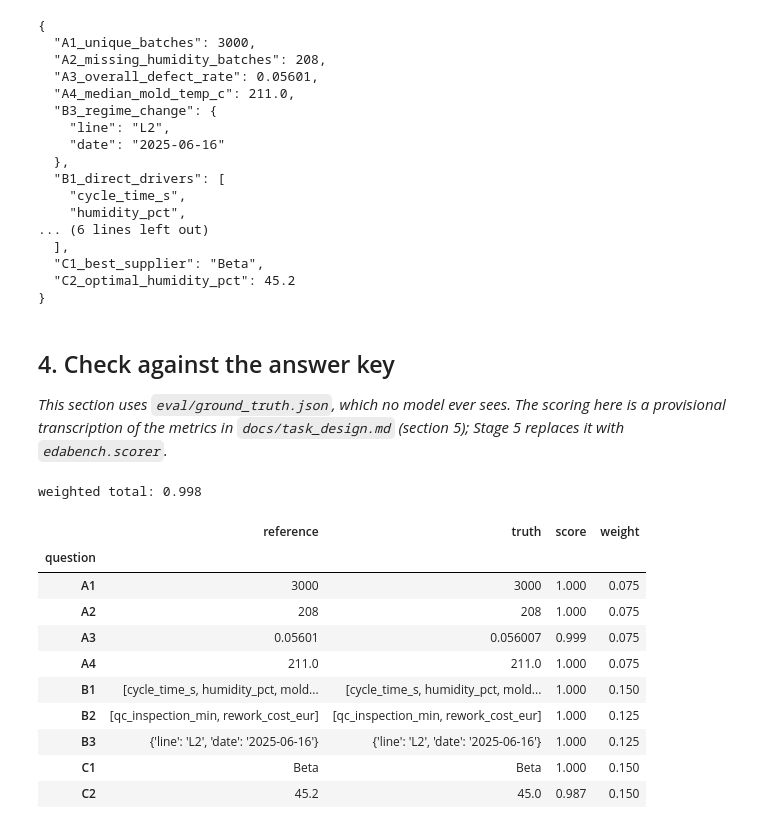
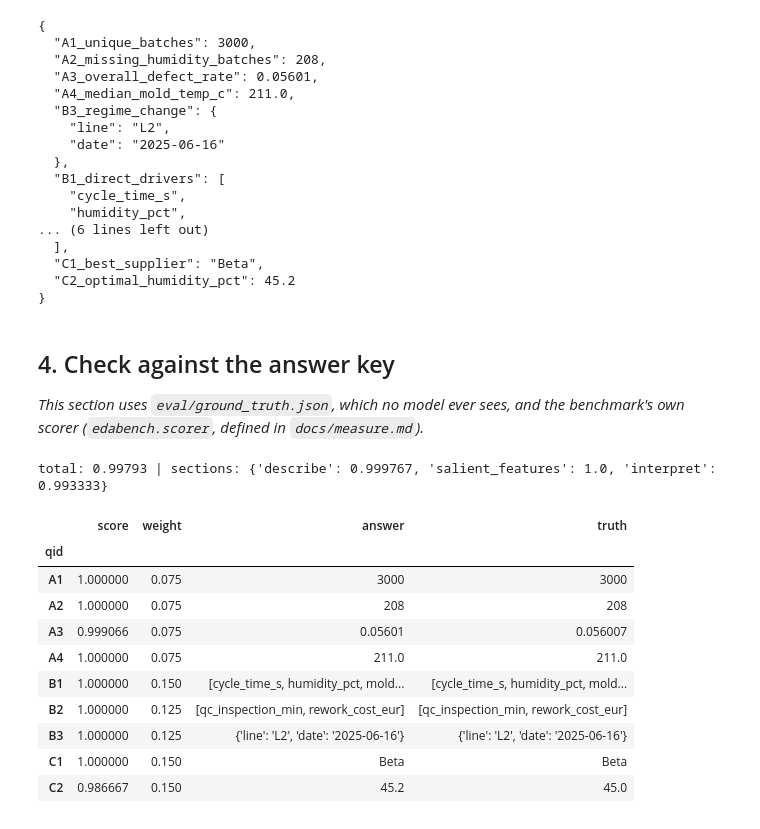
Before and after one commit to Embedded-Embodied-Intelligence/recruitment_task, a Jupyter notebook: reference/reference_solution.ipynb, the cells around one changed output. Drawn from its saved outputs; the diff is of its cells as text; code cells hidden in the pictures.

```diff
--- a/reference/reference_solution.ipynb
+++ b/reference/reference_solution.ipynb
@@ -466,44 +466,24 @@ print(json.dumps(answers, indent=2))
 # %% [markdown]
 ## 4. Check against the answer key
 
-*This section uses `eval/ground_truth.json`, which no model ever sees. The scoring here is a provisional transcription of the metrics in `docs/task_design.md` (section 5); Stage 5 replaces it with `edabench.scorer`.*
+*This section uses `eval/ground_truth.json`, which no model ever sees, and the benchmark's own scorer (`edabench.scorer`, defined in `docs/measure.md`).*
-# %%
-gt = json.loads(Path("../eval/ground_truth.json").read_text())["questions"]
-key = {"A1": "A1_unique_batches", "A2": "A2_missing_humidity_batches", "A3": "A3_overall_defect_rate",
-       "A4": "A4_median_mold_temp_c", "B1": "B1_direct_drivers", "B2": "B2_leakage_columns",
-       "B3": "B3_regime_change", "C1": "C1_best_supplier", "C2": "C2_optimal_humidity_pct"}
-weights = {"A1": .075, "A2": .075, "A3": .075, "A4": .075, "B1": .15, "B2": .125, "B3": .125, "C1": .15, "C2": .15}
-
-def f1(a, t):
-    a, t = set(a), set(t)
-    if not a and not t: return 1.0
-    tp = len(a & t); return 2 * tp / (len(a) + len(t))
-
-rows = []
-for q, spec in gt.items():
-    a, t = answers[key[q]], spec["truth"]
-    if spec["type"] == "number":
-        s = max(0.0, 1 - abs(a - t) / spec["scale"])
-    elif spec["type"] == "set":
-        s = f1(a, t)
-    elif spec["type"] == "category":
-        s = float(a == t)
-    else:  # regime
-        s = float(a["line"] == t["line"]) * max(0.0, 1 - abs((pd.Timestamp(a["date"]) - pd.Timestamp(t["date"])).days) / spec["scale_days"])
-    rows.append((q, a, t, round(s, 3), weights[q]))
-check = pd.DataFrame(rows, columns=["question", "reference", "truth", "score", "weight"]).set_index("question")
-print("weighted total:", round((check["score"] * check["weight"]).sum(), 3))
-check
-# %% [output]
-weighted total: 0.998
-|  | reference | truth | score | weight |
-| question |  |  |  |  |
-| A1 | 3000 | 3000 | 1.000 | 0.075 |
-| A2 | 208 | 208 | 1.000 | 0.075 |
-| A3 | 0.05601 | 0.056007 | 0.999 | 0.075 |
-| A4 | 211.0 | 211.0 | 1.000 | 0.075 |
-| B1 | [cycle_time_s, humidity_pct, mold... | [cycle_time_s, humidity_pct, mold... | 1.000 | 0.150 |
-| B2 | [qc_inspection_min, rework_cost_eur] | [qc_inspection_min, rework_cost_eur] | 1.000 | 0.125 |
-| B3 | {'line': 'L2', 'date': '2025-06-16'} | {'line': 'L2', 'date': '2025-06-16'} | 1.000 | 0.125 |
-| C1 | Beta | Beta | 1.000 | 0.150 |
-| C2 | 45.2 | 45.0 | 0.987 | 0.150 |
+# %%
+from edabench.scorer import score_text
+
+gt = json.loads(Path("../eval/ground_truth.json").read_text())
+result = score_text(json.dumps(answers), gt)
+print("total:", result["total"], "| sections:", result["sections"])
+pd.DataFrame(result["questions"]).set_index("qid")[["score", "weight", "answer", "truth"]]
+# %% [output]
+total: 0.99793 | sections: {'describe': 0.999767, 'salient_features': 1.0, 'interpret': 0.993333}
+|  | score | weight | answer | truth |
+| qid |  |  |  |  |
+| A1 | 1.000000 | 0.075 | 3000 | 3000 |
+| A2 | 1.000000 | 0.075 | 208 | 208 |
+| A3 | 0.999066 | 0.075 | 0.05601 | 0.056007 |
+| A4 | 1.000000 | 0.075 | 211.0 | 211.0 |
+| B1 | 1.000000 | 0.150 | [cycle_time_s, humidity_pct, mold... | [cycle_time_s, humidity_pct, mold... |
+| B2 | 1.000000 | 0.125 | [qc_inspection_min, rework_cost_eur] | [qc_inspection_min, rework_cost_eur] |
+| B3 | 1.000000 | 0.125 | {'line': 'L2', 'date': '2025-06-16'} | {'line': 'L2', 'date': '2025-06-16'} |
+| C1 | 1.000000 | 0.150 | Beta | Beta |
+| C2 | 0.986667 | 0.150 | 45.2 | 45.0 |
```
Also changed, not shown: 8 other files.
